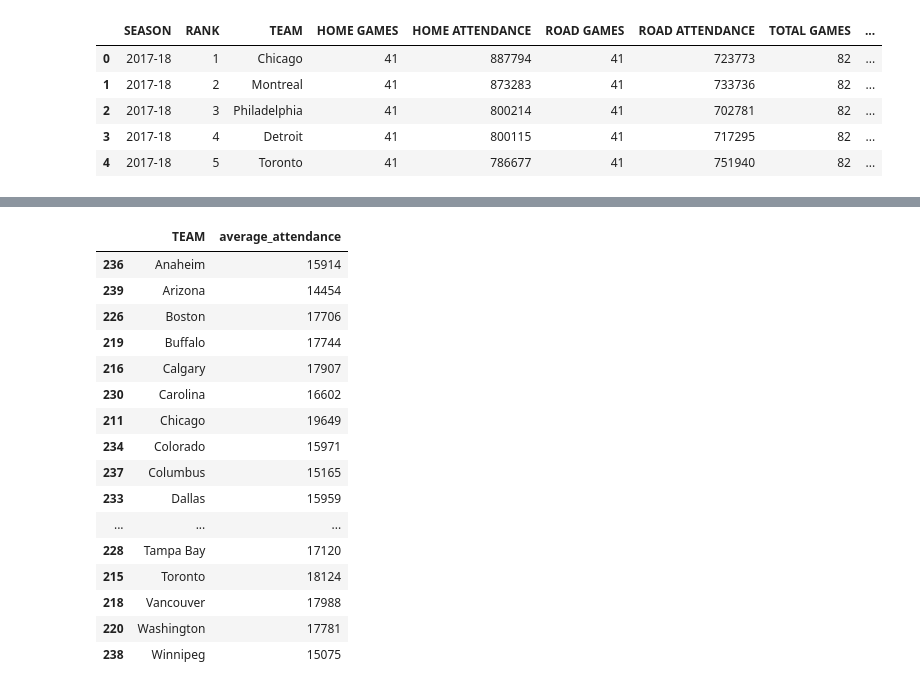
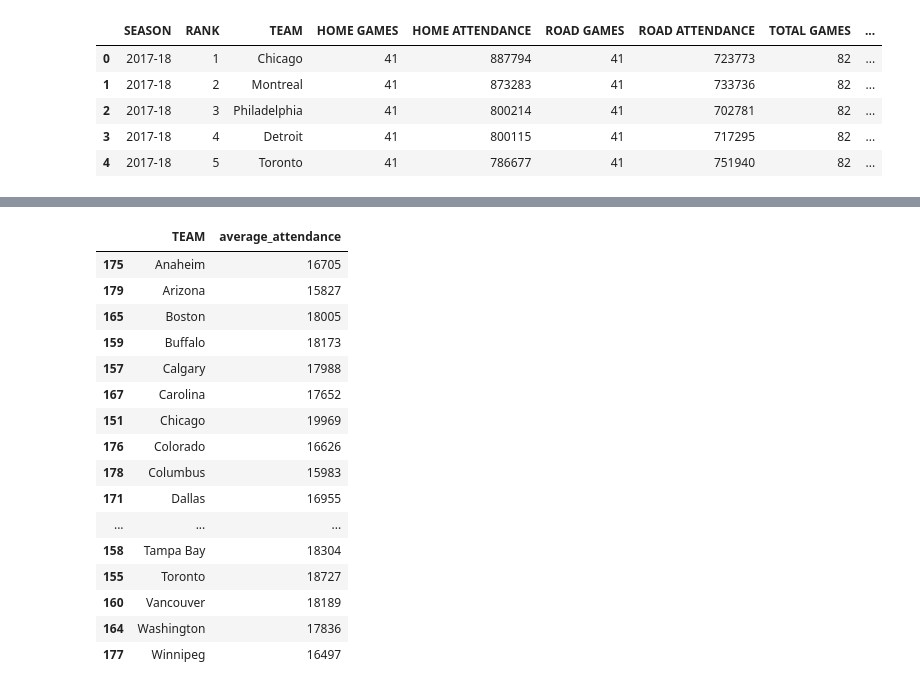
Before and after one commit to gyonghua/MakeoverMonday, a Jupyter notebook: 2019/2019w1/2019w1_data_explore.ipynb, the cells around one changed output, grey strips where cells are left out. Drawn from its saved outputs; the diff is of its cells as text; code cells hidden in the pictures.

Commit message:
add makeover visuals for 2019w1

```diff
--- a/2019/2019w1/2019w1_data_explore.ipynb
+++ b/2019/2019w1/2019w1_data_explore.ipynb
@@ -51,11 +51,13 @@ seasons.nunique()
 # seasons data
 season_starts = seasons.str.split('-', expand=True)
 
-season_starts = pd.to_numeric(season_starts[0])
+season_starts = pd.to_datetime(season_starts[0])
 print("start year of earliest season:")
-display(season_starts.min())
+display(season_starts.min().year)
 print("start year of latest season:")
-display(season_starts.max())
+display(season_starts.max().year)
+# add season_start data to main df
+df["season_start"] = season_starts.dt.year
 # %% [output]
 start year of earliest season:
 2000
@@ -102,35 +141,37 @@ df.head()
 # %%
 # checking which year is the original visualization showing
-year_filter = df['SEASON'] == "2010-11"
+year_filter = df['SEASON'] == "2012-13"
 s2012_df = df.loc[year_filter, :].sort_values(by=["TEAM"])
 display(s2012_df[["TEAM", "average_attendance"]])
 # data = go.FigureWidget(data=go.Bar(
 #     x=s2012_df["TEAM"],
 #     y=s2012_df["average_attendance"]
 #     )
 #     )
 # season = s2012_df.iloc[0,0]
 # layout = go.Layout(
 #     title= f"Average NFL attendance {season}"
 #     )
 # fig = go.Figure(data=data, layout=layout)
 # fig.show()
+
+# The original visualization probably shows data for 2012-13 but it seems to be mid season numbers instead of full season number
 # %% [output]
 |  | TEAM | average_attendance |
-| 236 | Anaheim | 15914 |
-| 239 | Arizona | 14454 |
-| 226 | Boston | 17706 |
-| 219 | Buffalo | 17744 |
-| 216 | Calgary | 17907 |
-| 230 | Carolina | 16602 |
-| 211 | Chicago | 19649 |
-| 234 | Colorado | 15971 |
-| 237 | Columbus | 15165 |
-| 233 | Dallas | 15959 |
+| 175 | Anaheim | 16705 |
+| 179 | Arizona | 15827 |
+| 165 | Boston | 18005 |
+| 159 | Buffalo | 18173 |
+| 157 | Calgary | 17988 |
+| 167 | Carolina | 17652 |
+| 151 | Chicago | 19969 |
+| 176 | Colorado | 16626 |
+| 178 | Columbus | 15983 |
+| 171 | Dallas | 16955 |
 | ... | ... | ... |
-| 228 | Tampa Bay | 17120 |
-| 215 | Toronto | 18124 |
-| 218 | Vancouver | 17988 |
-| 220 | Washington | 17781 |
-| 238 | Winnipeg | 15075 |
+| 158 | Tampa Bay | 18304 |
+| 155 | Toronto | 18727 |
+| 160 | Vancouver | 18189 |
+| 164 | Washington | 17836 |
+| 177 | Winnipeg | 16497 |
 # %% [markdown]
```
Also changed, not shown: parts of 5 cells of this notebook, 4 other files.
